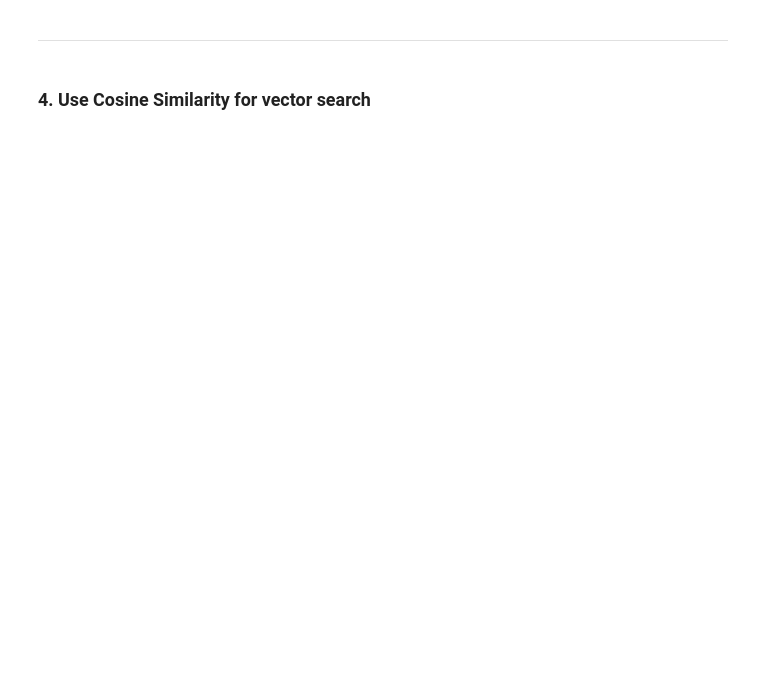
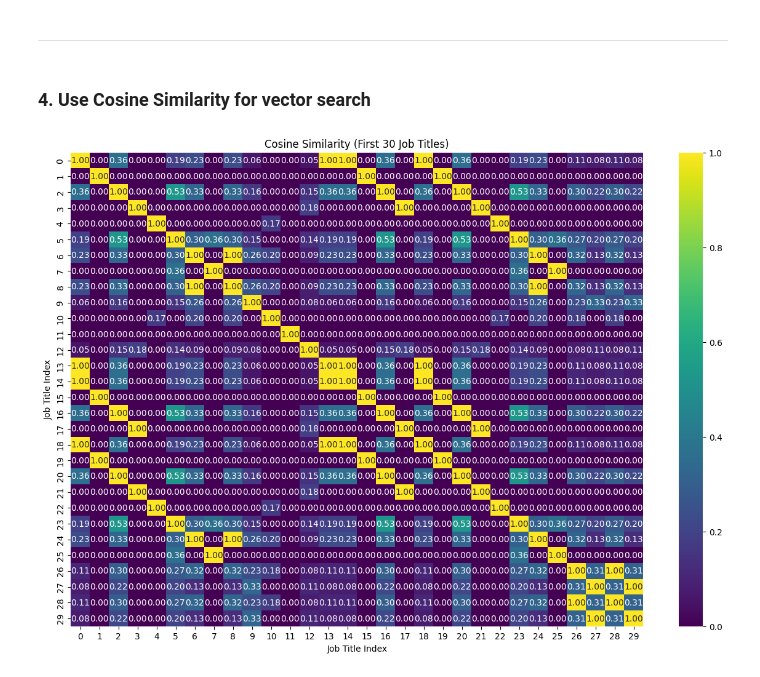
Before and after one commit to FederCO23/Potential_Talents_-_Yc1Y0PqXJsbGtBoy, a Jupyter notebook: Potential_Talents_part1.ipynb, the cells around one changed output. Drawn from its saved outputs; the diff is of its cells as text; code cells hidden in the pictures; blank space fills up the shorter version.

Commit message:
Add a new version, from EDA to Cosine Sim, to Potential_Talents_part1

```diff
--- a/Potential_Talents_part1.ipynb
+++ b/Potential_Talents_part1.ipynb
@@ -453,0 +443,14 @@ plt.show()
+# %%
+# Compute cosine similarity matrix for the first 10 job titles
+cosine_sim_matrix = cosine_similarity(X_tfidf)
+
+# Plot heatmap
+subset = 30  # first 20
+plt.figure(figsize=(15, 10))
+sns.heatmap(cosine_sim_matrix[:subset, :subset], annot=True, fmt=".2f", cmap="viridis") #, xticklabels=range(10), yticklabels=range(10))
+plt.title(f"Cosine Similarity (First {subset} Job Titles)")
+plt.xlabel("Job Title Index")
+plt.ylabel("Job Title Index")
+plt.show()
+# %% [output]
+[figure, added]
```
Also changed, not shown: parts of 33 cells of this notebook.
